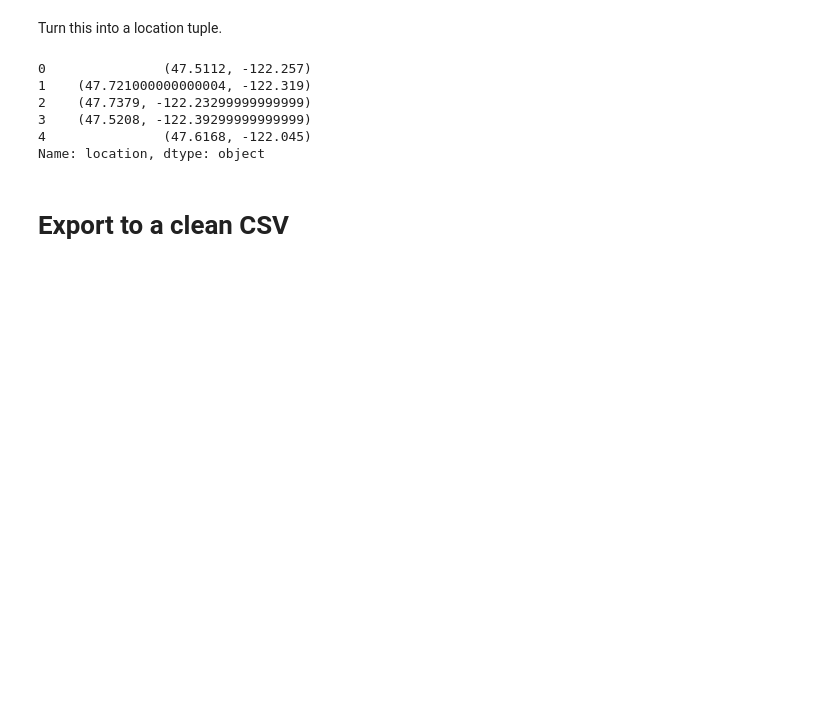
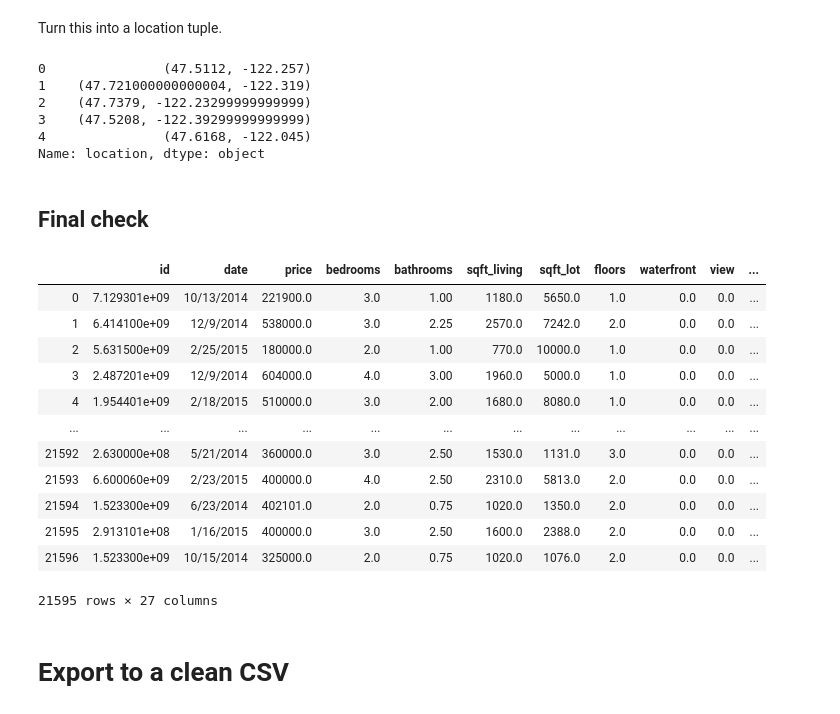
Before and after one commit to BanjiAjayi/Project1, a Jupyter notebook: Matt/ZZ_Matt_Project_Cleaning.ipynb, the cells around one changed output. Saved outputs shown, nothing was run; the diff lists cells and outputs as text; code cells hidden in the pictures; blank space fills up the shorter version.

```diff
--- a/Matt/Matt_Project_Cleaning.ipynb
+++ b/Matt/ZZ_Matt_Project_Cleaning.ipynb
@@ -135,3 +140,5 @@ From this we can see that there are 3 fields where the there are null values pre
 ### Field 1 - "id"
 
 This is a unique identifire for each property. I would possible assign this as the index, but lets have a quick investigtion into the field.
+# %%
+df['id'] = df['id'].astype(int)
@@ -324,23 +335,29 @@ Place into bins of 500,000? & divide everything by 1000?
 
 # df.head(10)
 # %%
-"""Split into 500K bands = 8 bins"""
+"""Split into 500K bands = 11 bins"""
 price_list = df['price']
 price_list.describe().apply(lambda x: format(x, 'f'))
 tier = []
 for price in price_list:
-    if price >= 20000000:
-        tier.append('2M +')
-    elif price >= 10000000:
-        tier.append('1M to 2M')
+    if price >= 10000000:
+        tier.append('1M +')
+    elif price >= 900000:
+        tier.append('900K to 1M')
     elif price >= 800000:
-        tier.append('800K to 1M')
+        tier.append('800K to 900K')
+    elif price >= 700000:
+        tier.append('700K to 800K')
     elif price >= 600000:
-        tier.append('600K to 800K')
+        tier.append('600K to 700K')
+    elif price >= 500000:
+        tier.append('500K to 600K')
     elif price >= 400000:
-        tier.append('400K to 600K')
+        tier.append('400K to 500K')
+    elif price >= 300000:
+        tier.append('300K to 400K')
     elif price >= 200000:
-        tier.append('200K to 400K')
+        tier.append('200K to 300K')
     elif price >= 100000:
         tier.append('100K to 200K')
     elif price < 100000:
@@ -388,0 +439,2 @@ dtype: float64
+# %%
+df.drop([15856, 15857], inplace=True)
@@ -762,6 +834,24 @@ df['location'][:5]
 3    (47.5208, -122.39299999999999)
 4               (47.6168, -122.045)
 Name: location, dtype: object
+# %% [markdown]
+## Final check
+# %%
+df
+# %% [output]
+|  | id | date | price | bedrooms | bathrooms | sqft_living | sqft_lot | floors | waterfront | view | ... |
+| 0 | 7.129301e+09 | 10/13/2014 | 221900.0 | 3.0 | 1.00 | 1180.0 | 5650.0 | 1.0 | 0.0 | 0.0 | ... |
+| 1 | 6.414100e+09 | 12/9/2014 | 538000.0 | 3.0 | 2.25 | 2570.0 | 7242.0 | 2.0 | 0.0 | 0.0 | ... |
+| 2 | 5.631500e+09 | 2/25/2015 | 180000.0 | 2.0 | 1.00 | 770.0 | 10000.0 | 1.0 | 0.0 | 0.0 | ... |
+| 3 | 2.487201e+09 | 12/9/2014 | 604000.0 | 4.0 | 3.00 | 1960.0 | 5000.0 | 1.0 | 0.0 | 0.0 | ... |
+| 4 | 1.954401e+09 | 2/18/2015 | 510000.0 | 3.0 | 2.00 | 1680.0 | 8080.0 | 1.0 | 0.0 | 0.0 | ... |
+| ... | ... | ... | ... | ... | ... | ... | ... | ... | ... | ... | ... |
+| 21592 | 2.630000e+08 | 5/21/2014 | 360000.0 | 3.0 | 2.50 | 1530.0 | 1131.0 | 3.0 | 0.0 | 0.0 | ... |
+| 21593 | 6.600060e+09 | 2/23/2015 | 400000.0 | 4.0 | 2.50 | 2310.0 | 5813.0 | 2.0 | 0.0 | 0.0 | ... |
+| 21594 | 1.523300e+09 | 6/23/2014 | 402101.0 | 2.0 | 0.75 | 1020.0 | 1350.0 | 2.0 | 0.0 | 0.0 | ... |
+| 21595 | 2.913101e+08 | 1/16/2015 | 400000.0 | 3.0 | 2.50 | 1600.0 | 2388.0 | 2.0 | 0.0 | 0.0 | ... |
+| 21596 | 1.523300e+09 | 10/15/2014 | 325000.0 | 2.0 | 0.75 | 1020.0 | 1076.0 | 2.0 | 0.0 | 0.0 | ... |
+21595 rows × 27 columns
 # %% [markdown]
 # Export to a clean CSV
 # %%
```
Also changed, not shown: parts of 15 cells of this notebook, 3 other files.
